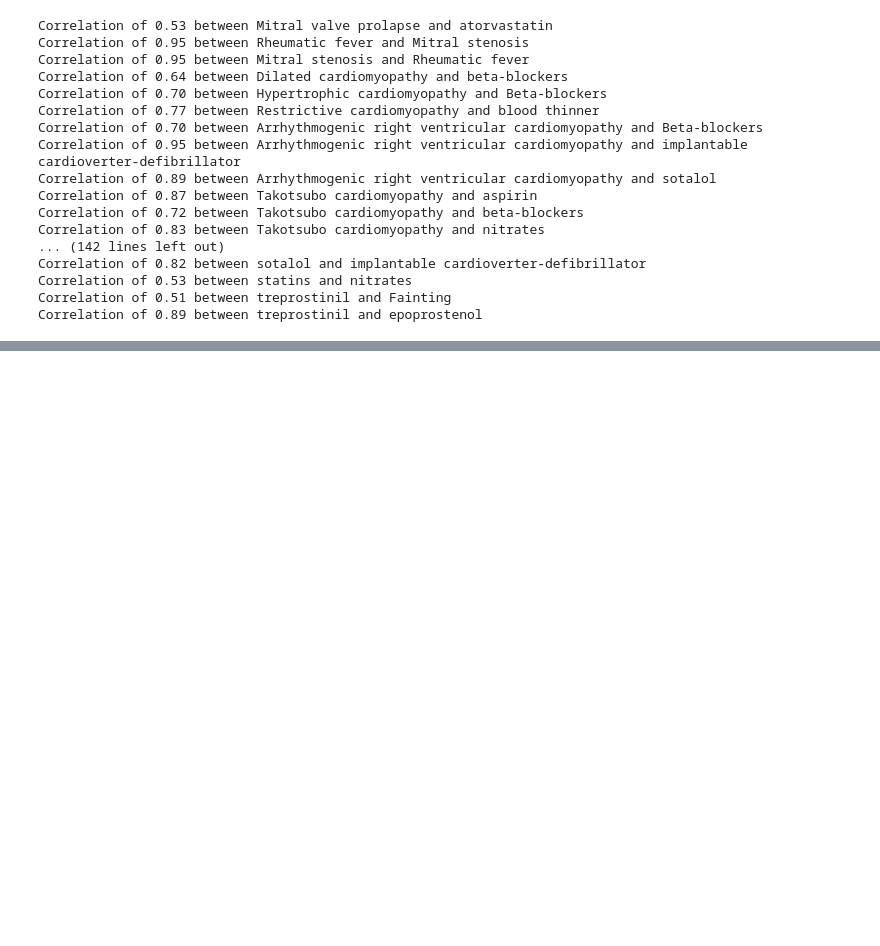
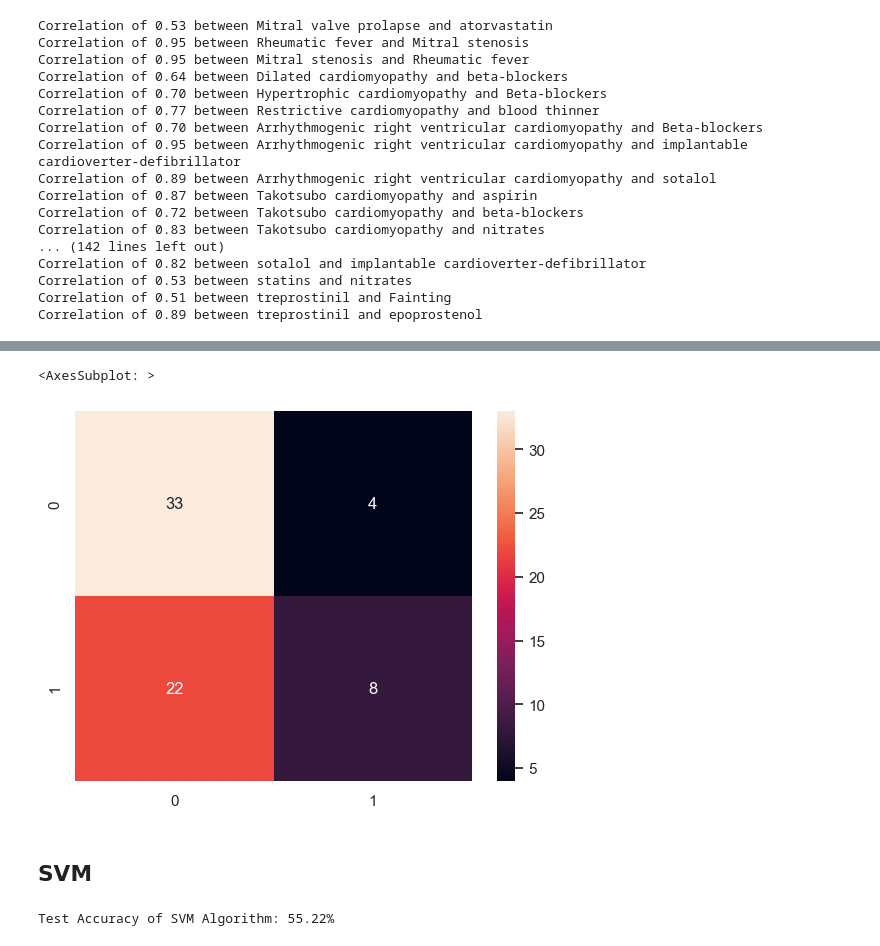
Before and after one commit to Lijiaqian1/SC1015, a Jupyter notebook: Heart_Disease.ipynb, the cells around one changed output, grey strips where cells are left out. Cells and saved outputs as stored; diff of their text form; code cells hidden in the pictures; blank space fills up the shorter version.

```diff
--- a/Heart_Disease.ipynb
+++ b/Heart_Disease.ipynb
@@ -434,0 +485,21 @@ Correlation of 0.89 between treprostinil and epoprostenol
+# %%
+knn2 = KNeighborsClassifier(n_neighbors = 6)
+knn2.fit(x_train, y_train)
+pred = knn2.predict(x_test)
+knn_cm = confusion_matrix(y_test,pred)
+sb.heatmap(knn_cm,annot=True)
+# %% [output]
+<AxesSubplot: >
+[figure, added]
+# %% [markdown]
+## SVM
+# %%
+from sklearn.svm import SVC
+
+svm = SVC(random_state = 1)
+svm.fit(x_train, y_train)
+
+acc = svm.score(x_test,y_test)*100
+print("Test Accuracy of SVM Algorithm: {:.2f}%".format(acc))
+# %% [output]
+Test Accuracy of SVM Algorithm: 55.22%
```
Also changed, not shown: parts of 11 cells of this notebook.
